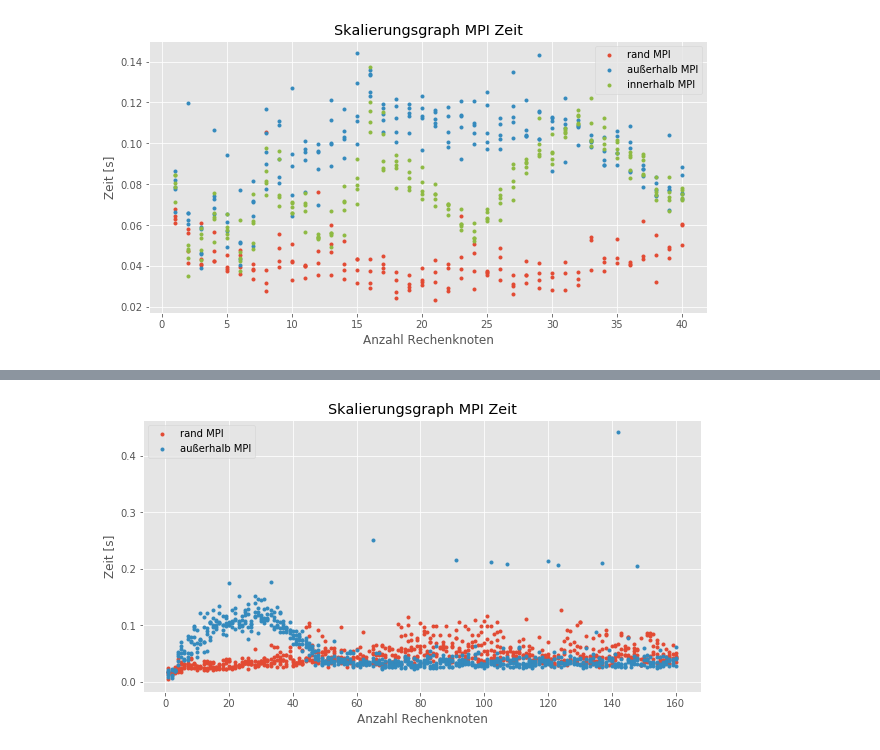
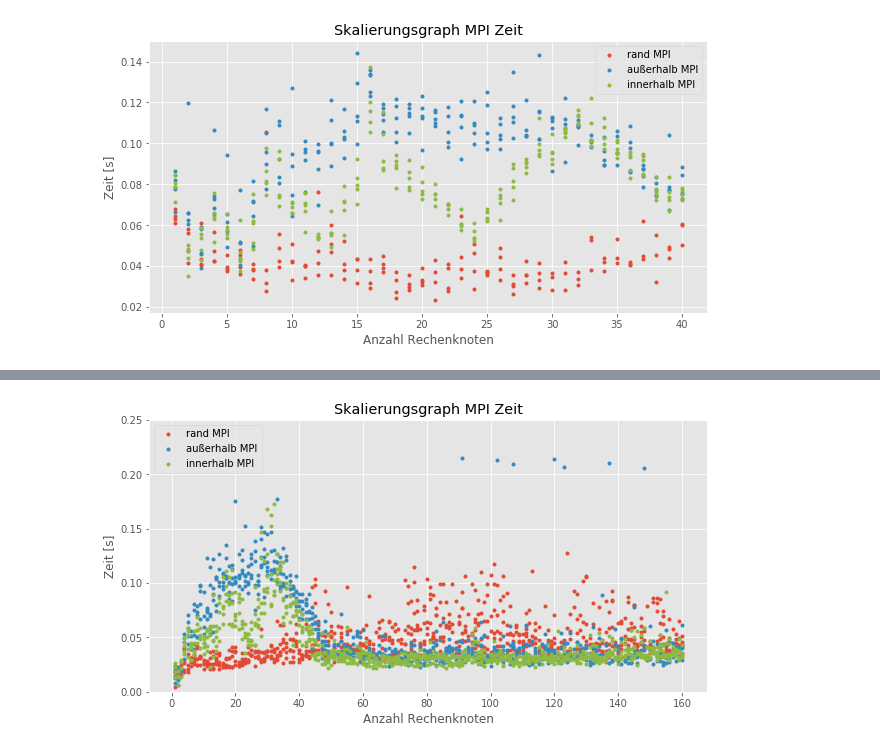
Before and after one commit to eragp/mandelbrot, a Jupyter notebook: eval/scalingGraph/scaling_graph.ipynb, the cells around one changed output, grey strips where cells are left out. Saved outputs shown, nothing was run; the diff lists cells and outputs as text; code cells hidden in the pictures.

Commit message:
Add more data for scale Graph

```diff
--- a/eval/scalingGraph/scaling_graph.ipynb
+++ b/eval/scalingGraph/scaling_graph.ipynb
@@ -248,5 +323,5 @@ plt.show()
 # %%
-inside_path = './data/data_scaling_inside_mandelbrot.json'
+inside_path = './data/data_scaling_inside_more_nodes.json'
 border_path = './data/data_scaling_border_more_nodes.json'
 outside_path = './data/data_scaling_outside_more_nodes.json'
 inside = load_json(inside_path)
@@ -254,7 +329,8 @@ border = load_json(border_path)
 outside = load_json(outside_path)
 
 plt.style.use('ggplot')
-simple_plot(inside, 'Skalierungsgraph innerhalb', 'scale_graph_inside', alpha=0.3)
-simple_plot(border, 'Skalierungsgraph am Rand', 'scale_graph_border_more_nodes', alpha=0.3)
-simple_plot(outside, 'Skalierungsgraph außerhalb', 'scale_graph_outside', alpha=0.3)
+alpha = 0.3
+simple_plot(inside, 'Skalierungsgraph innerhalb', 'scale_graph_inside_more_nodes', alpha=alpha)
+simple_plot(border, 'Skalierungsgraph am Rand', 'scale_graph_border_more_nodes', alpha=alpha)
+simple_plot(outside, 'Skalierungsgraph außerhalb', 'scale_graph_outside_more_nodes', alpha=alpha)
 # %% [output]
@@ -270,35 +346,35 @@ x = np.asarray(nodeCnt)
 x2 = np.asarray(nodeCnt2)
 x3 = np.asarray(nodeCnt3)
 #  time in s
 cp = np.asarray(cpT) / 1e6
 cp2 = np.asarray(cpT2) / 1e6
 cp3 = np.asarray(cpT3) / 1e6
 mpi = np.asarray(mpiT) / 1e6
 mpi2 = np.asarray(mpiT2) / 1e6
 mpi3 = np.asarray(mpiT3) / 1e6
 
 
 fig, host = plt.subplots(figsize=(10,5))
-alpha = 0.4
+alpha = 1
 
 #host.plot(x, cp, label="rand", lw=0, marker=".")
 #host.plot(x2, cp2, label="außerhalb", lw=0, marker=".")
 #host.plot(x3, cp3, label="innerhalb", lw=0, marker=".")
 host.plot(x, mpi, label="rand MPI", lw=0, marker=".", alpha=alpha)
 host.plot(x2, mpi2, label="außerhalb MPI", lw=0, marker=".", color='#348ABD', alpha=alpha)
-#host.plot(x3, mpi3, label="innerhalb MPI", lw=0, marker=".", color='#8EBA42', alpha=alpha)
+host.plot(x3, mpi3, label="innerhalb MPI", lw=0, marker=".", color='#8EBA42', alpha=alpha)
 
 host.set(xlabel='Anzahl Rechenknoten', ylabel='Zeit [s]',
     title='Skalierungsgraph MPI Zeit'
 )
 # par1.set(ylabel='max mpi time [s]')
 
 host.legend()
 host.grid(True)
 #plt.yscale('log')
-#plt.axis([0, None, 0, 0.04])
-#save_fig(fig, 'scaling_mpi')
+plt.axis([None, None, 0, .25])
+save_fig(fig, 'scaling_mpi_more_nodes')
 
 plt.show()
 # %% [output]
-[figure, old version]
+[figure, new version]
```
Also changed, not shown: parts of 6 cells of this notebook, 23 other files.
